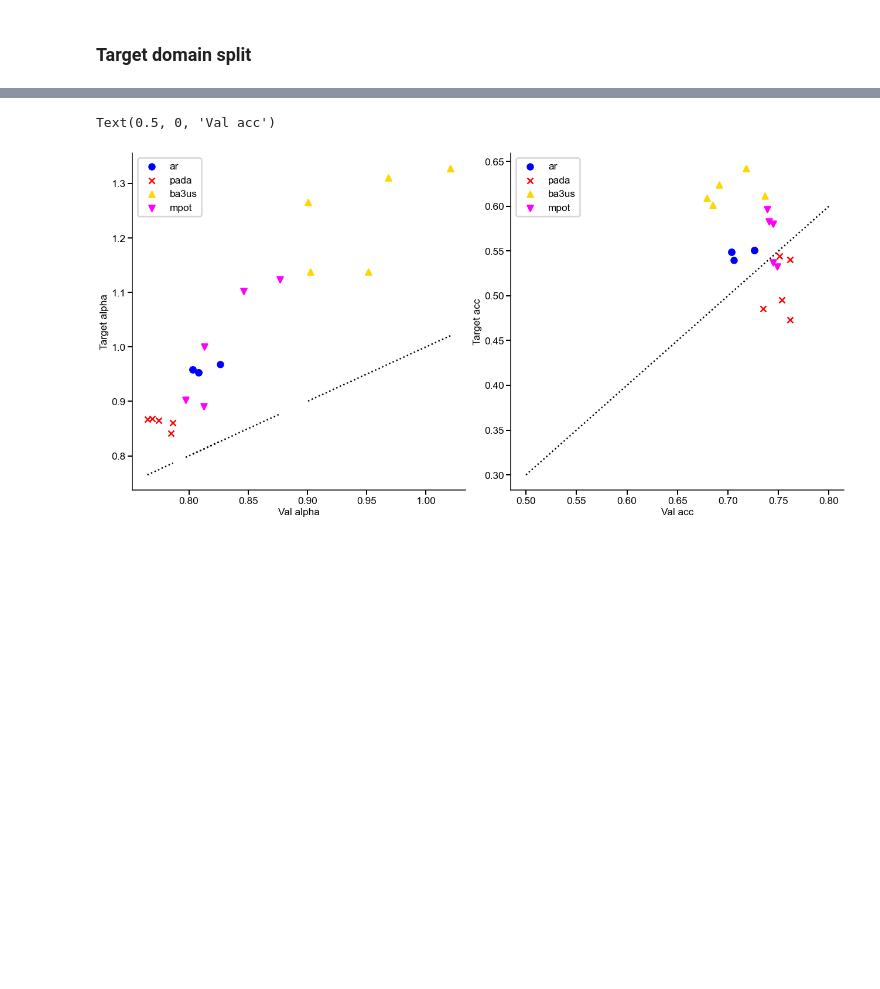
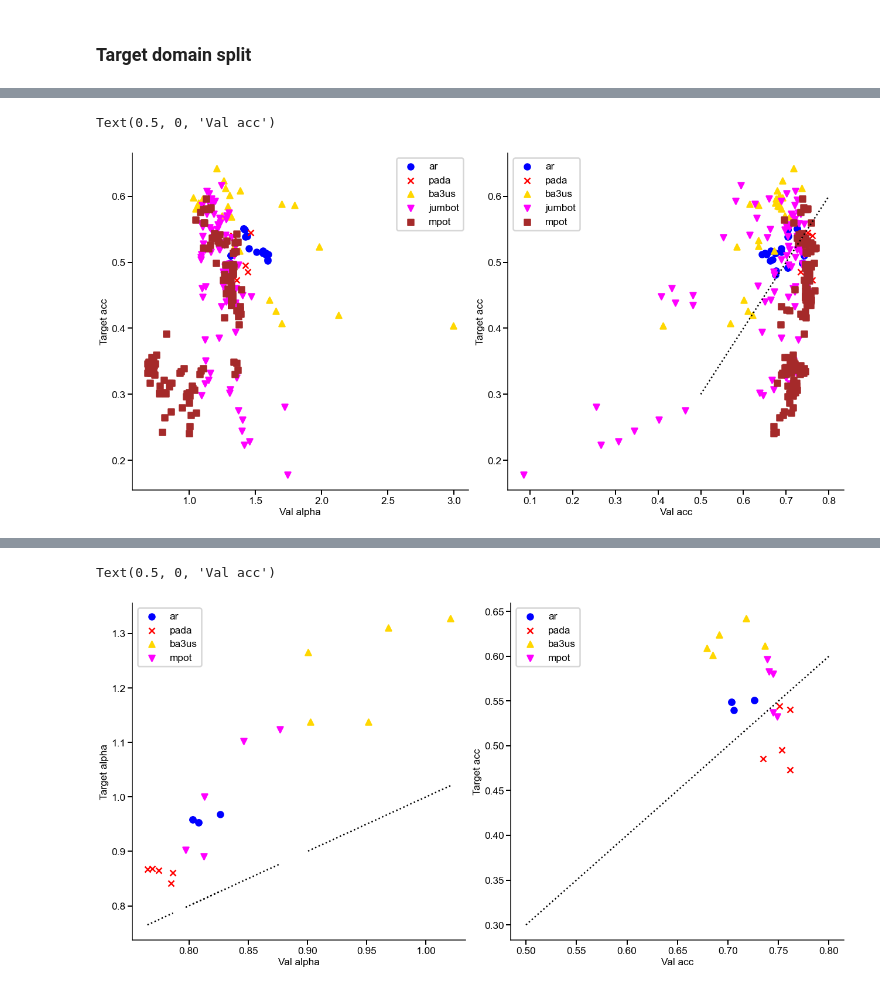
Before and after one commit to arnaghosh/BenchmarkPDA, a Jupyter notebook: plot_results.ipynb, the cells around one changed output, grey strips where cells are left out. Saved outputs shown, nothing was run; the diff lists cells and outputs as text; code cells hidden in the pictures; blank space fills up the shorter version.

```diff
--- a/plot_results.ipynb
+++ b/plot_results.ipynb
@@ -226,0 +228,60 @@ Text(0.5, 0, 'Val acc')
+# %%
+feats_alpha_res_dict = {}
+prefeats_alpha_res_dict = {}
+
+for key in A.keys():
+    if key not in methods: continue
+    if key not in feats_alpha_res_dict.keys():
+        feats_alpha_res_dict[key] = {'v_alphas': [], 'v_acc': [], 't_alphas': [], 't_acc': []}
+        prefeats_alpha_res_dict[key] = {'v_alphas': [], 'v_acc': [], 't_alphas': [], 't_acc': []}
+    for hparam in A[key].keys():
+        feats_alpha_res_dict[key]['v_alphas'].append(
+            A[key][hparam]['val']['feats_alpha'])
+        feats_alpha_res_dict[key]['t_alphas'].append(
+            A[key][hparam]['target']['feats_alpha'])
+        feats_alpha_res_dict[key]['v_acc'].append(
+            A[key][hparam]['val']['acc'])
+        feats_alpha_res_dict[key]['t_acc'].append(
+            A[key][hparam]['target']['acc'])
+        prefeats_alpha_res_dict[key]['v_alphas'].append(
+            A[key][hparam]['val']['prefeats_alpha'])
+        prefeats_alpha_res_dict[key]['t_alphas'].append(
+            A[key][hparam]['target']['prefeats_alpha'])
+        prefeats_alpha_res_dict[key]['v_acc'].append(
+            A[key][hparam]['val']['acc'])
+        prefeats_alpha_res_dict[key]['t_acc'].append(
+            A[key][hparam]['target']['acc'])
+
+
+plot_res_dict = feats_alpha_res_dict
+plt.figure(figsize=(18,9))
+plt.subplot(121)
+for kidx,key in enumerate(plot_res_dict.keys()):
+    plt.scatter(plot_res_dict[key]['v_alphas'],
+                plot_res_dict[key]['t_acc'],
+                c=colors_arr[kidx],marker=markers_arr[kidx],
+                label=key)
+
+    # plt.plot(np.linspace(min(plot_res_dict[key]['v_alphas']),
+    #                     max(plot_res_dict[key]['v_alphas']),100),
+    #         np.linspace(min(plot_res_dict[key]['v_alphas']),
+    #                     max(plot_res_dict[key]['v_alphas']),100),
+    #         ls=':', color='k')
+plt.legend()
+plt.ylabel('Target acc')
+plt.xlabel('Val alpha')
+
+# plt.figure(figsize=(9,9))
+plt.subplot(122)
+for kidx,key in enumerate(plot_res_dict.keys()):
+    plt.scatter(plot_res_dict[key]['v_acc'],
+                plot_res_dict[key]['t_acc'],
+                c=colors_arr[kidx],marker=markers_arr[kidx],
+                label=key)
+plt.legend()
+plt.plot(np.linspace(0.5,0.8,100), np.linspace(0.5,0.8,100)-0.2, ls=':', color='k')
+plt.ylabel('Target acc')
+plt.xlabel('Val acc')
+# %% [output]
+Text(0.5, 0, 'Val acc')
+[figure, added]
```
Also changed, not shown: parts of 8 cells of this notebook.
